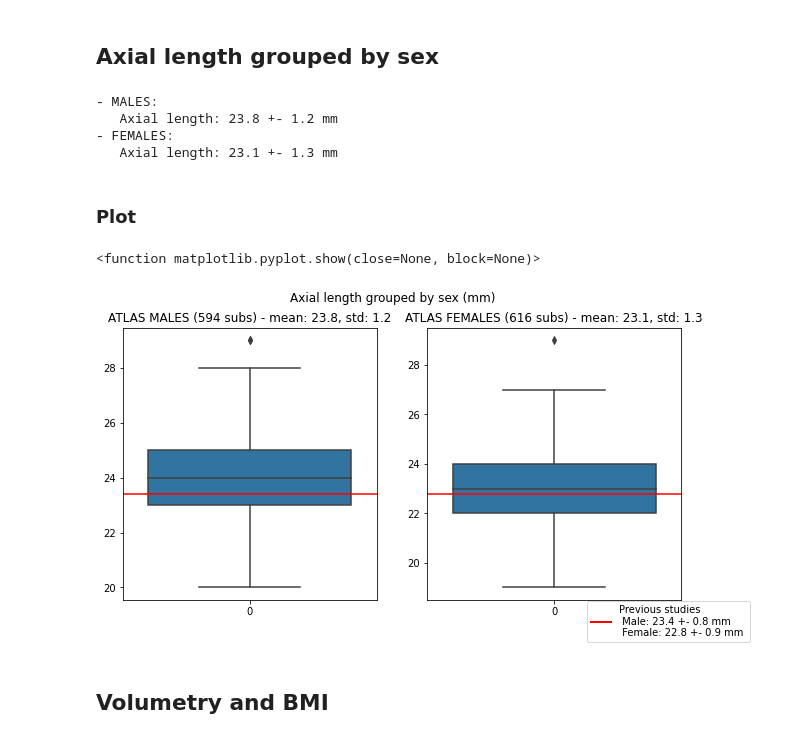
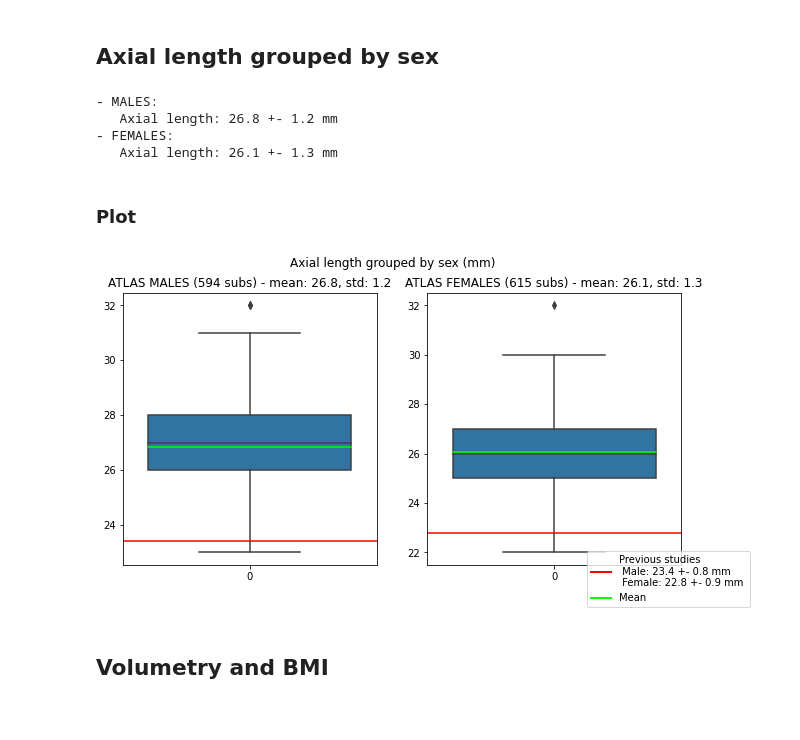
Before and after one commit to jaimebarran/a-eye_segmentation, a Jupyter notebook: deep_learning/3D_multilabel/extract_biometrics.ipynb, the cells around one changed output. Cells and saved outputs as stored; diff of their text form; code cells hidden in the pictures.

Commit message:
meanline, males and females, Mean legend

```diff
--- a/deep_learning/3D_multilabel/extract_biometrics.ipynb
+++ b/deep_learning/3D_multilabel/extract_biometrics.ipynb
@@ -1158,8 +1159,8 @@ import pandas as pd
 import numpy as np
 
 # Paths
-csv_metadata = '/mnt/sda1/Repos/a-eye/Output/sub_metadata.csv'
-csv_axial_length = '/mnt/sda1/Repos/a-eye/Data/SHIP_dataset/axial_length_reg_v2_3.csv'
+csv_metadata = '/mnt/sda1/Repos/a-eye/Output/metadata/sub_metadata.csv'
+csv_axial_length = '/mnt/sda1/Repos/a-eye/Output/axial_length/axial_length_reg_v2.csv'
 
 # Pandas read csv
 pd_metadata = pd.read_csv(csv_metadata)
@@ -1187,9 +1188,9 @@ std_al_female = np.around(np.std(axial_length_female), decimals=1)
 print(f'- FEMALES: \n   Axial length: {mean_al_female} +- {std_al_female} mm')
 # %% [output]
 - MALES:
-   Axial length: 23.8 +- 1.2 mm
+   Axial length: 26.8 +- 1.2 mm
 - FEMALES:
-   Axial length: 23.1 +- 1.3 mm
+   Axial length: 26.1 +- 1.3 mm
 # %% [markdown]
 ### Plot
 # %%
@@ -1205,39 +1206,42 @@ ref_axl_female_std = 0.9 # mm
 
 # Subplots
 k = 1 # Figure size to preserve ratio 16:9
 fig, ax = plt.subplots(1, 2, figsize=(10, 5))
 fig.suptitle('Axial length grouped by sex (mm)')
+fig.patch.set_facecolor('white')
 fix_axis = False
 x_axis = [-2, 2]
 y_axis = [19,31]
 
 # Legend
 legend_elements = [Line2D([0], [0], color='red', lw=2, label=f'Previous studies \n Male: {ref_axl_male_mean} +- {ref_axl_male_std} mm \
-    \n Female: {ref_axl_female_mean} +- {ref_axl_female_std} mm')]
+    \n Female: {ref_axl_female_mean} +- {ref_axl_female_std} mm'),
+    Line2D([0], [0], color='lime', lw=2, label='Mean')]
 fig.legend(handles=legend_elements, loc='lower right')
+meanlineprops = dict(linestyle="solid", linewidth=1.5, color="lime")
+meanpointprops = {"marker":"D", "markerfacecolor":"lime", "markeredgecolor":"black", "markersize":"10"}
 
 # ATLAS - MALES
 ax[0].set_title(f'ATLAS MALES ({male_group.shape[0]} subs) - mean: {mean_al_male}, std: {std_al_male}')
-graph_lens = sns.boxplot(axial_length_male, ax=ax[0])
+graph_lens = sns.boxplot(axial_length_male, ax=ax[0], meanprops=meanlineprops, meanline=True, showmeans=True)
 graph_lens.axhline(ref_axl_male_mean, color='red')
 if fix_axis:
     # ax[1].set_xlim(x_axis)
     ax[0].set_ylim(y_axis)
 
 # ATLAS - FEMALES
 ax[1].set_title(f'ATLAS FEMALES ({female_group.shape[0]} subs) - mean: {mean_al_female}, std: {std_al_female}')
-graph_lens = sns.boxplot(axial_length_female, ax=ax[1])
+graph_lens = sns.boxplot(axial_length_female, ax=ax[1], meanprops=meanlineprops, meanline=True, showmeans=True)
 graph_lens.axhline(ref_axl_female_mean, color='red')
 if fix_axis:
     # ax[1].set_xlim(x_axis)
     ax[0].set_ylim(y_axis)
 
 plt.show
 
-# plt.savefig('/mnt/sda1/Repos/a-eye/Output/boxplots_axial_length_v2_2.png')
+plt.savefig('/mnt/sda1/Repos/a-eye/Output/axial_length/boxplots_axial_length_v2.png')
 # %% [output]
-<function matplotlib.pyplot.show(close=None, block=None)>
-[figure, old version]
+[figure, new version]
 # %% [markdown]
 ## Volumetry and BMI
 # %% [markdown]
```
Also changed, not shown: parts of 1 cell of this notebook.
